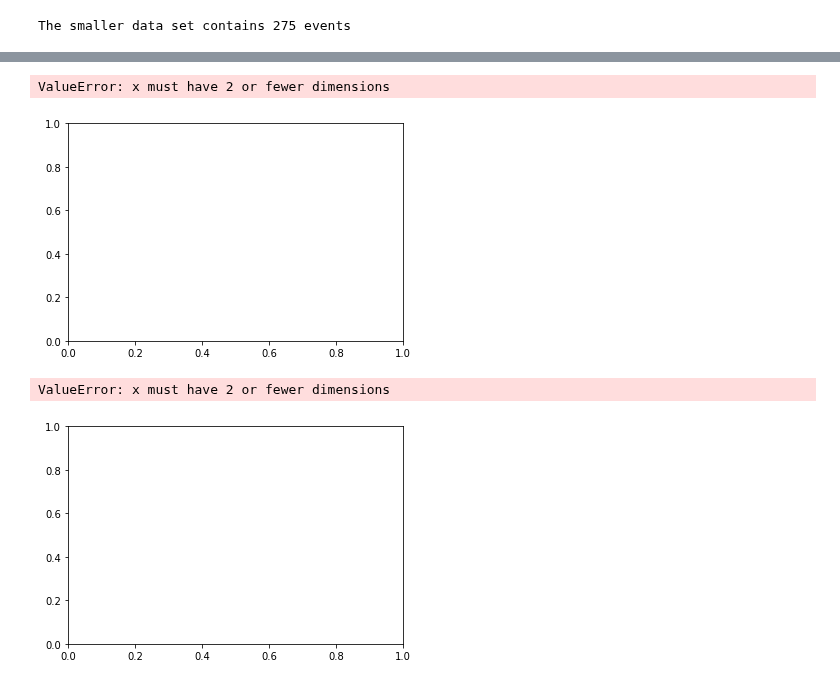
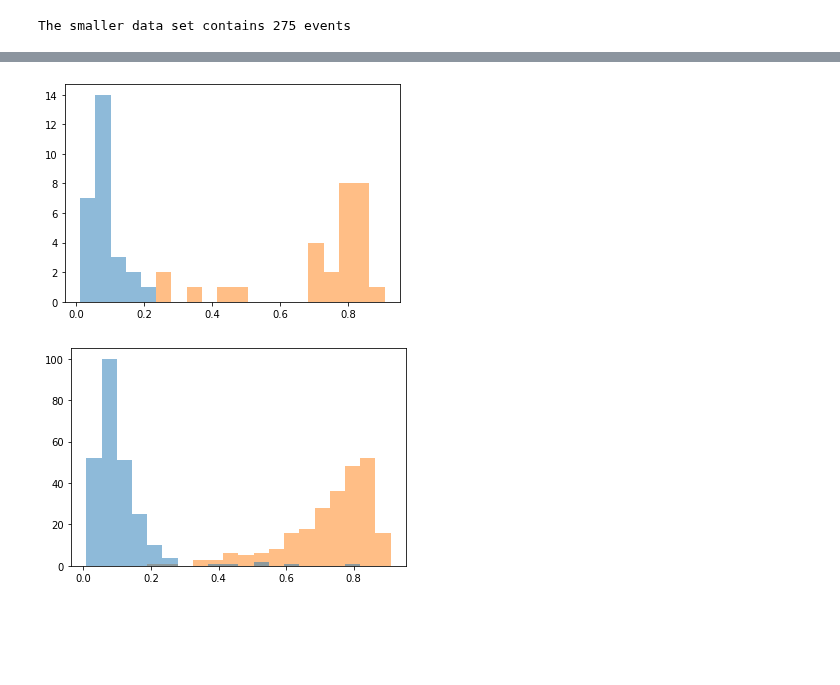
Before and after one commit to mirandabryson/tW_scattering, a Jupyter notebook: ML/WH_had_classifier.ipynb, the cells around one changed output, grey strips where cells are left out. Drawn from its saved outputs; the diff is of its cells as text; code cells hidden in the pictures; blank space fills up the shorter version.

```diff
--- a/ML/WH_had_classifier.ipynb
+++ b/ML/WH_had_classifier.ipynb
@@ -205,19 +196,17 @@ loaded_model = tf.keras.models.load_model('data/training.h5')
 y_test_pred = pd.DataFrame( loaded_model.predict( X_test.values  ) , index = X_test.index)
 
 xbin = 20
-hist, bins, ax = plt.hist( [ y_test_pred[y_test==0].values, y_test_pred[y_test==1].values ], xbin, log=False, label=['Background ('+ str((y_test==0).sum()) +')' ,'Signal ('+ str((y_test==1).sum()) +')'], histtype='stepfilled', alpha=0.5)
+hist, bins, ax = plt.hist( [ y_test_pred[y_test==0].values.flatten(), y_test_pred[y_test==1].values.flatten() ], xbin, log=False, label=['Background ('+ str((y_test==0).sum()) +')' ,'Signal ('+ str((y_test==1).sum()) +')'], histtype='stepfilled', alpha=0.5)
 # %% [output]
-ValueError: x must have 2 or fewer dimensions
-[figure, old version]
+[figure, new version]
 # %%
 # use the model to predict whether an event is signal or background. this is with the training set
 y_train_pred = pd.DataFrame( loaded_model.predict( X_train.values  ) , index = X_train.index)
 
 xbin = 20
-hist, bins, ax = plt.hist( [ y_train_pred[y_train==0].values, y_train_pred[y_train==1].values ], xbin, log=False, label=['Background ('+ str((y_test==0).sum()) +')' ,'Signal ('+ str((y_test==1).sum()) +')'], histtype='stepfilled', alpha=0.5)
+hist, bins, ax = plt.hist( [ y_train_pred[y_train==0].values.flatten(), y_train_pred[y_train==1].values.flatten() ], xbin, log=False, label=['Background ('+ str((y_test==0).sum()) +')' ,'Signal ('+ str((y_test==1).sum()) +')'], histtype='stepfilled', alpha=0.5)
 # %% [output]
-ValueError: x must have 2 or fewer dimensions
-[figure, old version]
+[figure, new version]
 # %%
 fpr_test, tpr_test, thresholds_test = roc_curve( y_test, y_test_pred )
 auc_val_test = auc(fpr_test, tpr_test)
```
Also changed, not shown: parts of 8 cells of this notebook.
